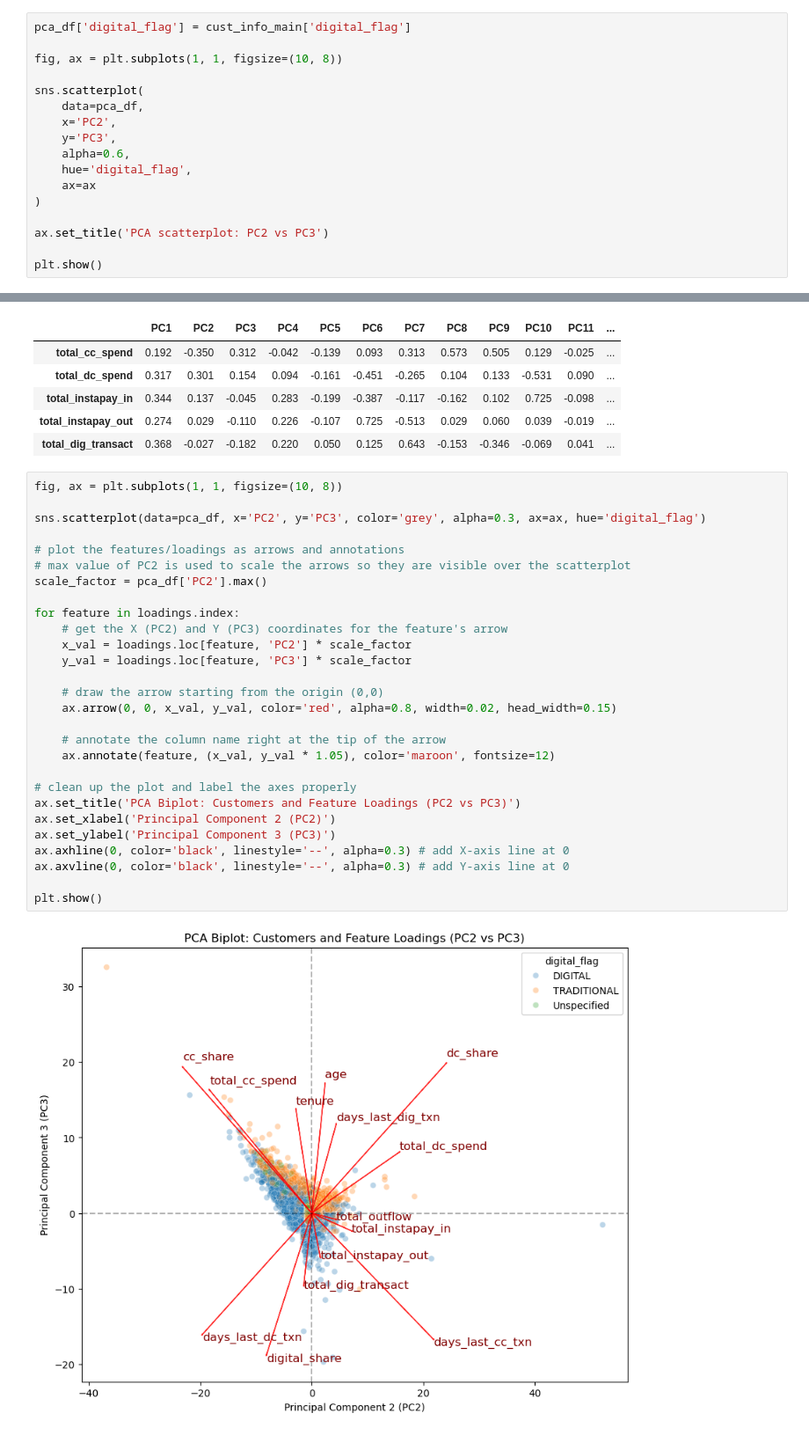
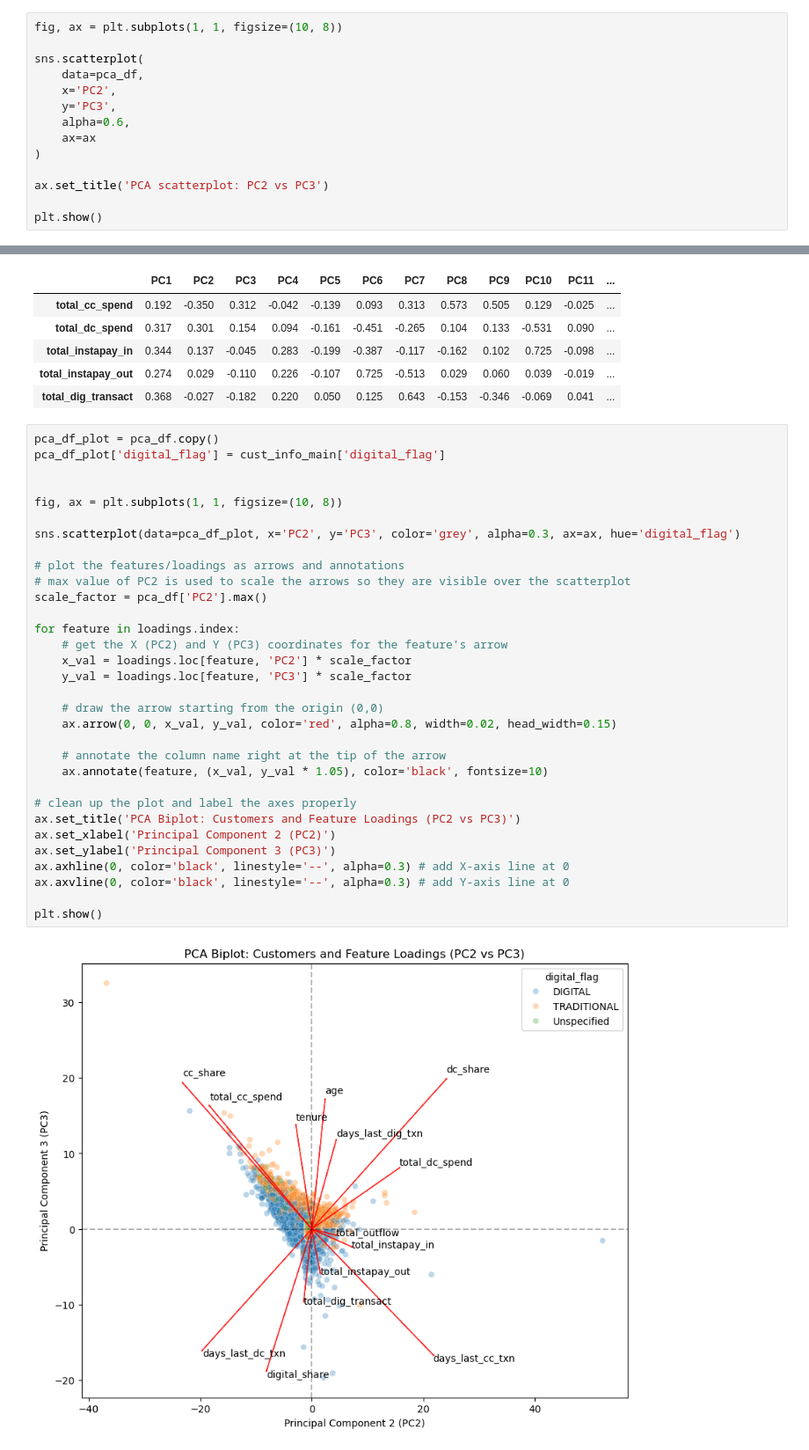
Before and after one commit to drksz/bank-customer-segmentation, a Jupyter notebook: EDA.ipynb, the cells around one changed output, grey strips where cells are left out. Shown at 88% size. Saved outputs shown, nothing was run; the diff lists cells and outputs as text.

```diff
--- a/EDA.ipynb
+++ b/EDA.ipynb
@@ -566,8 +566,6 @@ pca_df.head()
 | 3 | -0.489 | 0.760 | 0.066 | -1.144 | -0.933 | 0.321 | 0.152 | 0.763 | -1.086 | 0.602 | 0.005 | ... |
 | 4 | 0.432 | 0.387 | -0.898 | -1.803 | -0.265 | -0.033 | -0.033 | 0.188 | -0.052 | 0.350 | 0.022 | ... |
 # %%
-pca_df['digital_flag'] = cust_info_main['digital_flag']
-
 fig, ax = plt.subplots(1, 1, figsize=(10, 8))
 
 sns.scatterplot(
@@ -575,7 +573,6 @@ sns.scatterplot(
     x='PC2',
     y='PC3',
     alpha=0.6,
-    hue='digital_flag',
     ax=ax
 )
 
@@ -600,32 +597,36 @@ loadings.head()
 | total_instapay_out | 0.274 | 0.029 | -0.110 | 0.226 | -0.107 | 0.725 | -0.513 | 0.029 | 0.060 | 0.039 | -0.019 | ... |
 | total_dig_transact | 0.368 | -0.027 | -0.182 | 0.220 | 0.050 | 0.125 | 0.643 | -0.153 | -0.346 | -0.069 | 0.041 | ... |
 # %%
+pca_df_plot = pca_df.copy()
+pca_df_plot['digital_flag'] = cust_info_main['digital_flag']
+
+
 fig, ax = plt.subplots(1, 1, figsize=(10, 8))
 
-sns.scatterplot(data=pca_df, x='PC2', y='PC3', color='grey', alpha=0.3, ax=ax, hue='digital_flag')
+sns.scatterplot(data=pca_df_plot, x='PC2', y='PC3', color='grey', alpha=0.3, ax=ax, hue='digital_flag')
 
 # plot the features/loadings as arrows and annotations
 # max value of PC2 is used to scale the arrows so they are visible over the scatterplot
 scale_factor = pca_df['PC2'].max()
 
 for feature in loadings.index:
     # get the X (PC2) and Y (PC3) coordinates for the feature's arrow
     x_val = loadings.loc[feature, 'PC2'] * scale_factor
     y_val = loadings.loc[feature, 'PC3'] * scale_factor
 
     # draw the arrow starting from the origin (0,0)
     ax.arrow(0, 0, x_val, y_val, color='red', alpha=0.8, width=0.02, head_width=0.15)
 
     # annotate the column name right at the tip of the arrow
-    ax.annotate(feature, (x_val, y_val * 1.05), color='maroon', fontsize=12)
+    ax.annotate(feature, (x_val, y_val * 1.05), color='black', fontsize=10)
 
 # clean up the plot and label the axes properly
 ax.set_title('PCA Biplot: Customers and Feature Loadings (PC2 vs PC3)')
 ax.set_xlabel('Principal Component 2 (PC2)')
 ax.set_ylabel('Principal Component 3 (PC3)')
 ax.axhline(0, color='black', linestyle='--', alpha=0.3) # add X-axis line at 0
 ax.axvline(0, color='black', linestyle='--', alpha=0.3) # add Y-axis line at 0
 
 plt.show()
 # %% [output]
-[figure, old version]
+[figure, new version]
```
Also changed, not shown: parts of 1 cell of this notebook.
